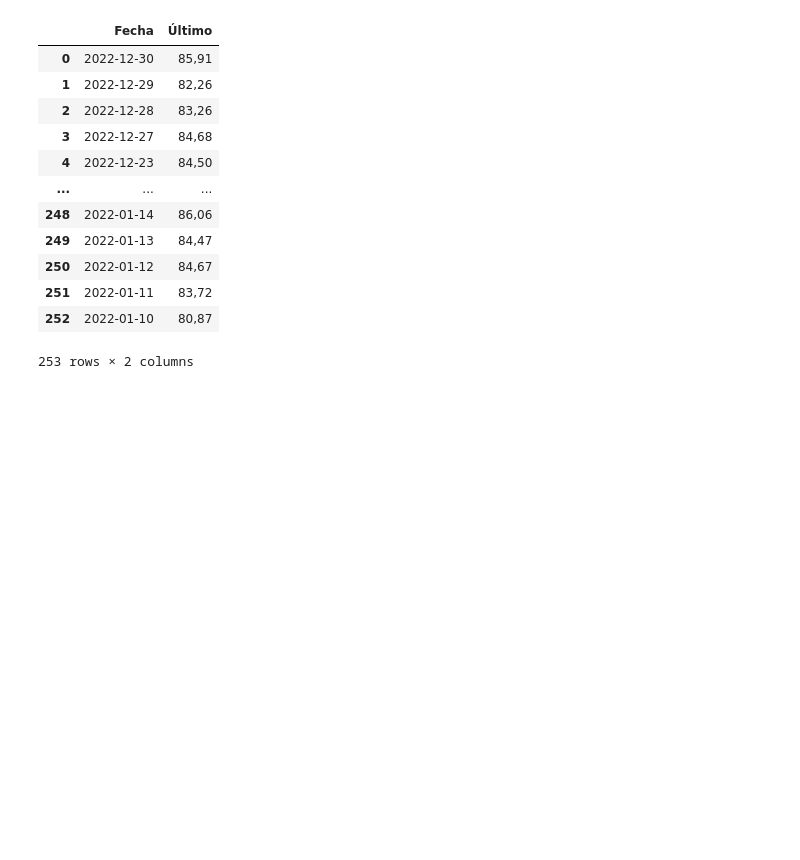
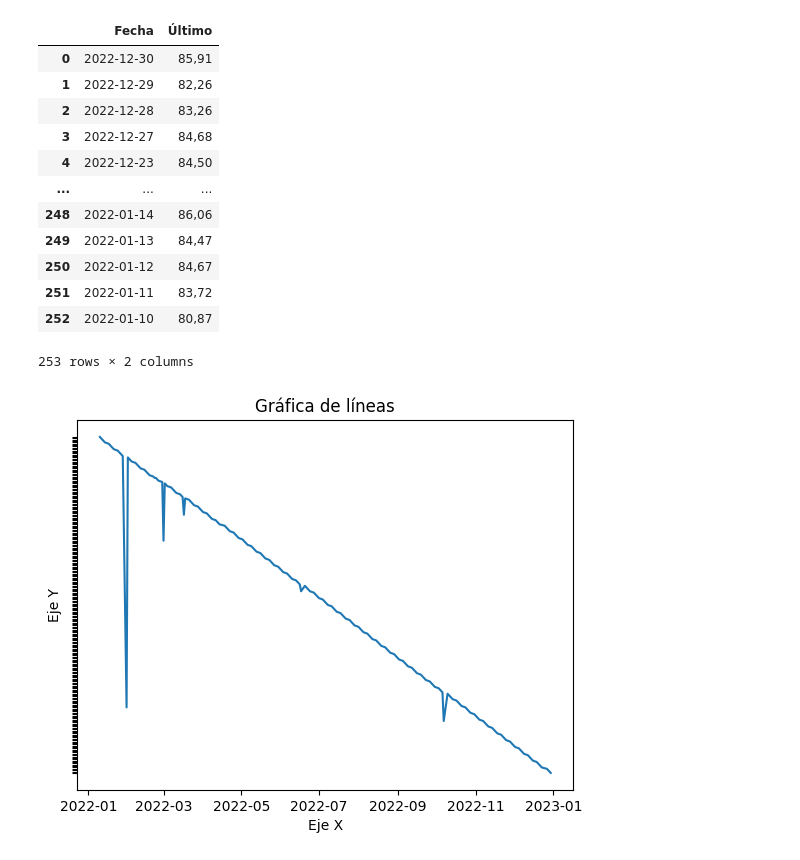
Before and after one commit to paulaalvarezsa/ventas_juguetes_adultos, a Jupyter notebook: oil.ipynb, the cells around one changed output. Saved outputs shown, nothing was run; the diff lists cells and outputs as text; code cells hidden in the pictures; blank space fills up the shorter version.

```diff
--- a/oil.ipynb
+++ b/oil.ipynb
@@ -57,3 +60,22 @@ v2
 | 251 | 2022-01-11 | 83,72 |
 | 252 | 2022-01-10 | 80,87 |
 253 rows × 2 columns
+# %%
+
+
+# Crear la gráfica
+plt.plot(v2['Fecha'], v2['Último'])
+
+# Agregar título y etiquetas de eje
+plt.title('Gráfica de líneas')
+plt.xlabel('Eje X')
+plt.ylabel('Eje Y')
+
+
+
+#Ocultar eje Y
+plt.gca().get_yaxis().set_ticklabels([])
+
+plt.show()
+# %% [output]
+[figure, added]
```
Also changed, not shown: parts of 2 cells of this notebook, 15 other files.
